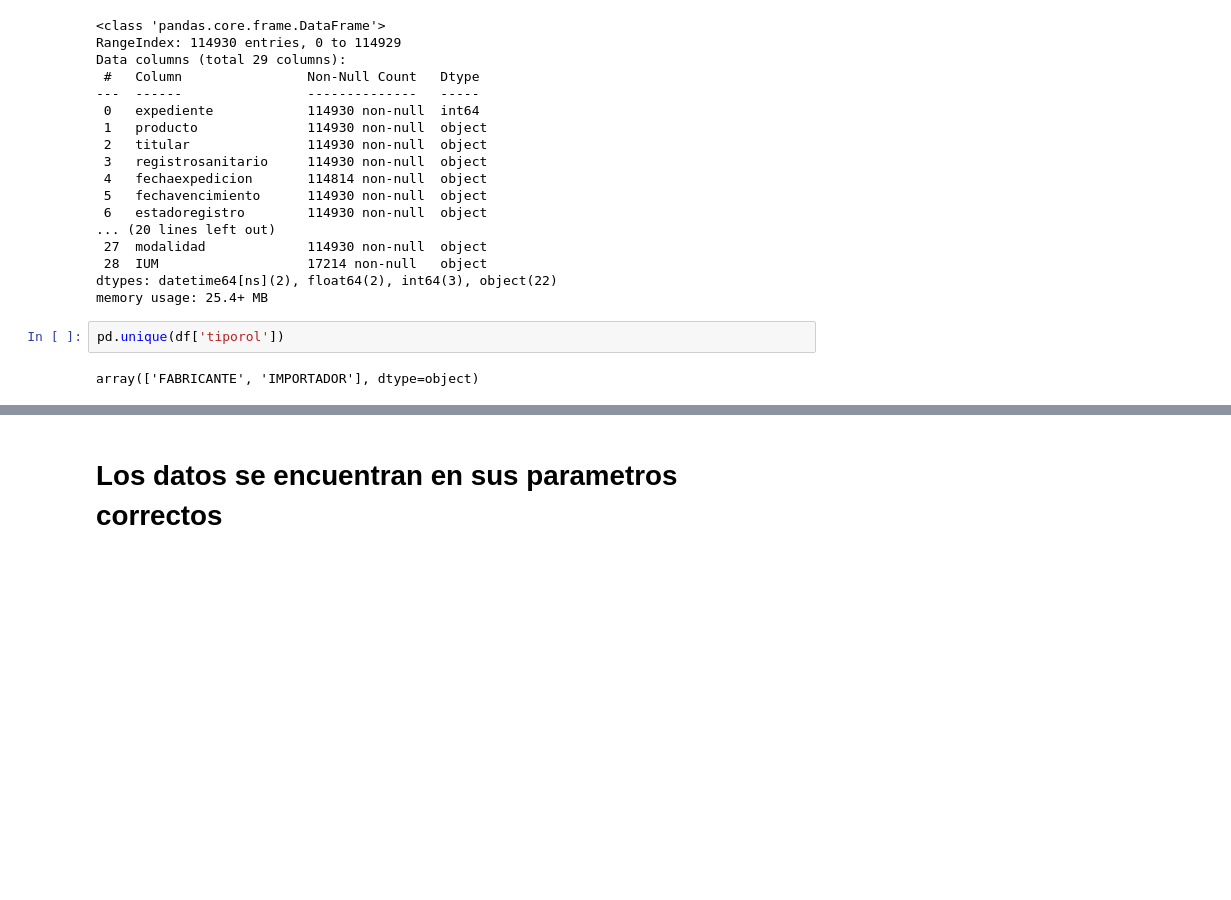
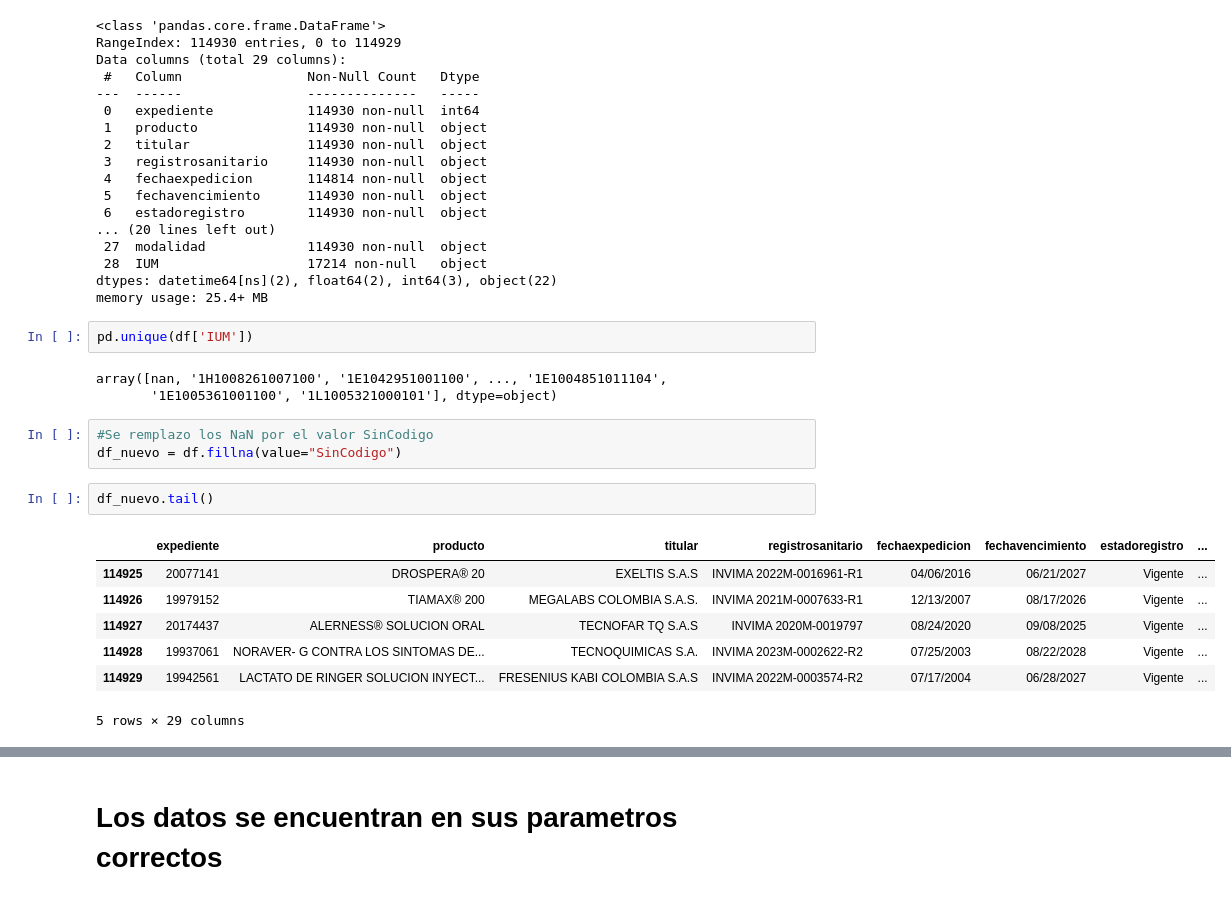
Before and after one commit to edopore/proyecto-datos, a Jupyter notebook: ProyectoPython.ipynb, the cells around one changed output, grey strips where cells are left out. Drawn from its saved outputs; the diff is of its cells as text; blank space fills up the shorter version.

Commit message:
Se encontro que al hacer cambio de Nan a sin codigo toma a otras filas como la de Expedicion y falla

```diff
--- a/ProyectoPython.ipynb
+++ b/ProyectoPython.ipynb
@@ -168,6 +193,20 @@ Data columns (total 29 columns):
 dtypes: datetime64[ns](2), float64(2), int64(3), object(22)
 memory usage: 25.4+ MB
 # %%
-pd.unique(df['tiporol'])
+pd.unique(df['IUM'])
 # %% [output]
-array(['FABRICANTE', 'IMPORTADOR'], dtype=object)
+array([nan, '1H1008261007100', '1E1042951001100', ..., '1E1004851011104',
+       '1E1005361001100', '1L1005321000101'], dtype=object)
+# %%
+#Se remplazo los NaN por el valor SinCodigo
+df_nuevo = df.fillna(value="SinCodigo")
+# %%
+df_nuevo.tail()
+# %% [output]
+|  | expediente | producto | titular | registrosanitario | fechaexpedicion | fechavencimiento | estadoregistro | ... |
+| 114925 | 20077141 | DROSPERA® 20 | EXELTIS S.A.S | INVIMA 2022M-0016961-R1 | 04/06/2016 | 06/21/2027 | Vigente | ... |
+| 114926 | 19979152 | TIAMAX® 200 | MEGALABS COLOMBIA S.A.S. | INVIMA 2021M-0007633-R1 | 12/13/2007 | 08/17/2026 | Vigente | ... |
+| 114927 | 20174437 | ALERNESS® SOLUCION ORAL | TECNOFAR TQ S.A.S | INVIMA 2020M-0019797 | 08/24/2020 | 09/08/2025 | Vigente | ... |
+| 114928 | 19937061 | NORAVER- G CONTRA LOS SINTOMAS DE... | TECNOQUIMICAS S.A. | INVIMA 2023M-0002622-R2 | 07/25/2003 | 08/22/2028 | Vigente | ... |
+| 114929 | 19942561 | LACTATO DE RINGER SOLUCION INYECT... | FRESENIUS KABI COLOMBIA S.A.S | INVIMA 2022M-0003574-R2 | 07/17/2004 | 06/28/2027 | Vigente | ... |
+5 rows × 29 columns
```
Also changed, not shown: parts of 9 cells of this notebook.
